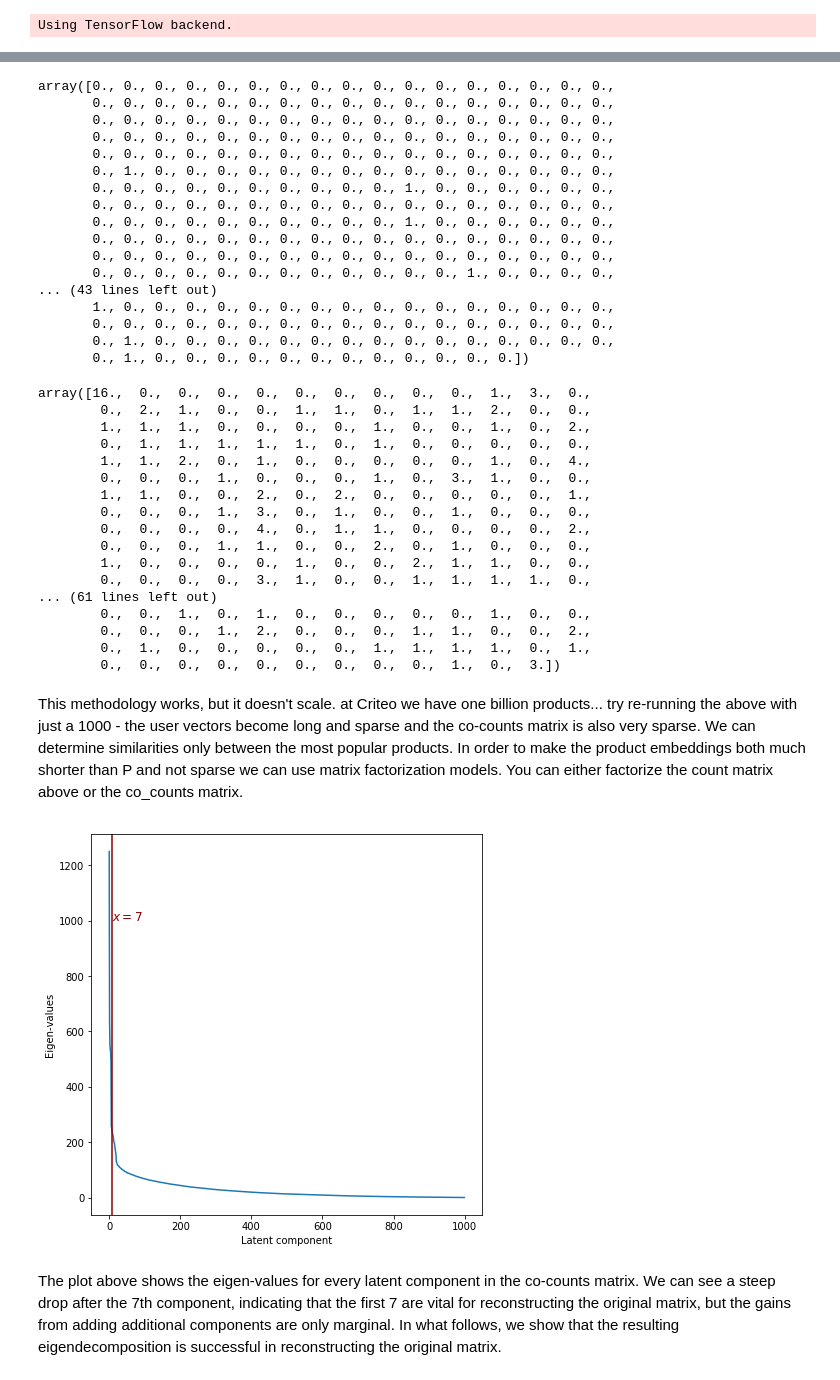
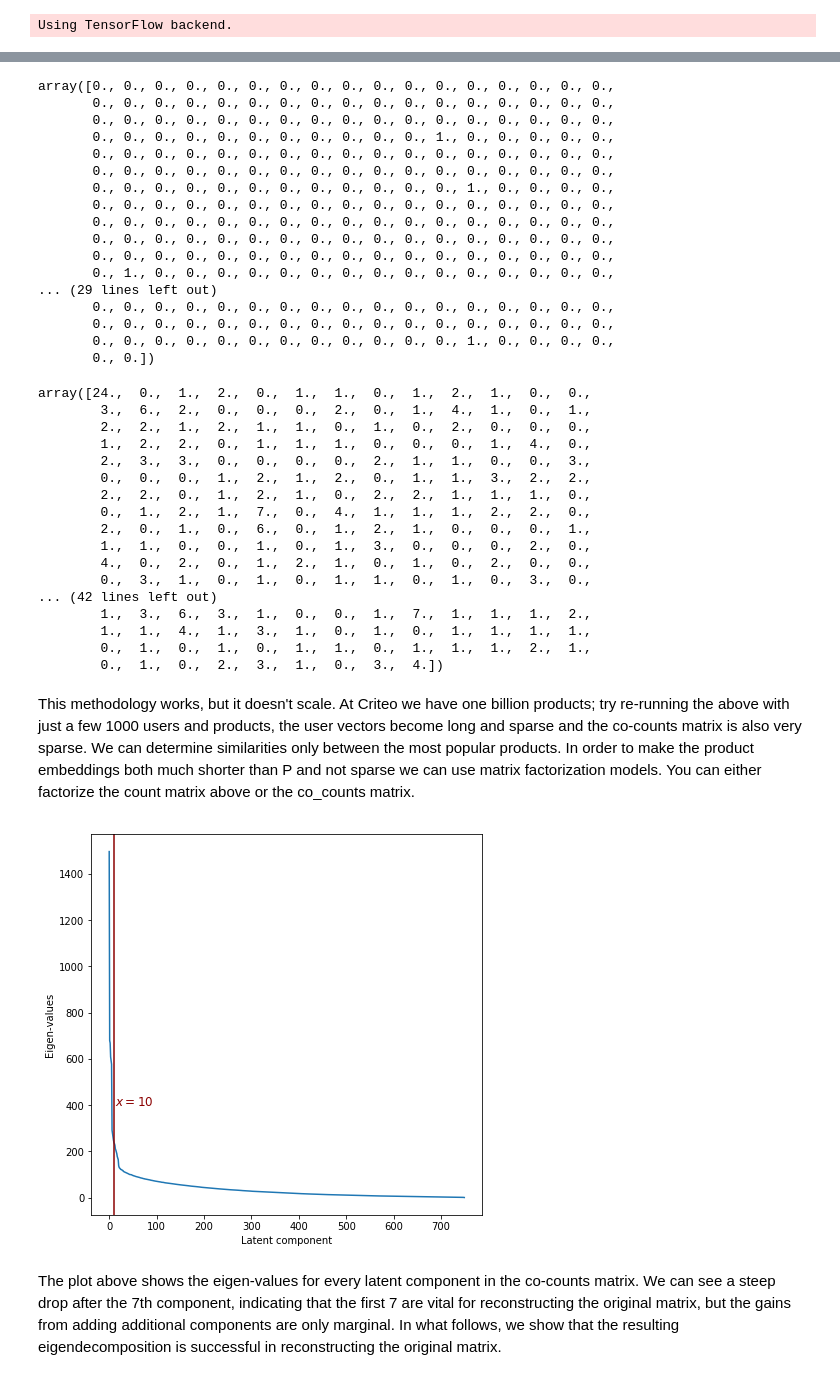
Before and after one commit to criteo-research/reco-gym, a Jupyter notebook: Bandit Feedback - evaluate organic model with bandit signal.ipynb, the cells around one changed output, grey strips where cells are left out. Drawn from its saved outputs; the diff is of its cells as text; code cells hidden in the pictures.

```diff
--- a/Bandit Feedback - evaluate organic model with bandit signal.ipynb
+++ b/Bandit Feedback - evaluate organic model with bandit signal.ipynb
@@ -49,14 +49,14 @@ import numpy as np
 # env_0_args is a dictionary of default parameters (i.e. number of products)
 from reco_gym import env_1_args, Configuration
 
-P = 1000 # Number of Products
+P = 750 # Number of Products
 U = 2000 # Number of Users
 
 # You can overwrite environment arguments here:
 env_1_args['random_seed'] = 42
 env_1_args['num_products']= P
 env_1_args['phi_var']=0.0
-env_1_args['number_of_flips']=50
+env_1_args['number_of_flips']=350
 env_1_args['sigma_mu_organic'] = 0.0
 env_1_args['sigma_omega']=0
 # Initialize the gym for the first time by calling .make() and .init_gym()
@@ -105,22 +105,22 @@ for u in range(U):
 counts[0,:]
 # %% [output]
 array([0., 0., 0., 0., 0., 0., 0., 0., 0., 0., 0., 0., 0., 0., 0., 0., 0.,
+       0., 0., 0., 0., 0., 0., 0., 0., 0., 0., 0., 0., 0., 0., 0., 0., 0.,
+       0., 0., 0., 0., 0., 0., 0., 0., 0., 0., 0., 0., 0., 0., 0., 0., 0.,
+       0., 0., 0., 0., 0., 0., 0., 0., 0., 0., 0., 1., 0., 0., 0., 0., 0.,
+       0., 0., 0., 0., 0., 0., 0., 0., 0., 0., 0., 0., 0., 0., 0., 0., 0.,
+       0., 0., 0., 0., 0., 0., 0., 0., 0., 0., 0., 0., 0., 0., 0., 0., 0.,
+       0., 0., 0., 0., 0., 0., 0., 0., 0., 0., 0., 0., 1., 0., 0., 0., 0.,
        0., 0., 0., 0., 0., 0., 0., 0., 0., 0., 0., 0., 0., 0., 0., 0., 0.,
        0., 0., 0., 0., 0., 0., 0., 0., 0., 0., 0., 0., 0., 0., 0., 0., 0.,
        0., 0., 0., 0., 0., 0., 0., 0., 0., 0., 0., 0., 0., 0., 0., 0., 0.,
        0., 0., 0., 0., 0., 0., 0., 0., 0., 0., 0., 0., 0., 0., 0., 0., 0.,
        0., 1., 0., 0., 0., 0., 0., 0., 0., 0., 0., 0., 0., 0., 0., 0., 0.,
-       0., 0., 0., 0., 0., 0., 0., 0., 0., 0., 1., 0., 0., 0., 0., 0., 0.,
-       0., 0., 0., 0., 0., 0., 0., 0., 0., 0., 0., 0., 0., 0., 0., 0., 0.,
-       0., 0., 0., 0., 0., 0., 0., 0., 0., 0., 1., 0., 0., 0., 0., 0., 0.,
+... (29 lines left out)
        0., 0., 0., 0., 0., 0., 0., 0., 0., 0., 0., 0., 0., 0., 0., 0., 0.,
        0., 0., 0., 0., 0., 0., 0., 0., 0., 0., 0., 0., 0., 0., 0., 0., 0.,
        0., 0., 0., 0., 0., 0., 0., 0., 0., 0., 0., 0., 1., 0., 0., 0., 0.,
-... (43 lines left out)
-       1., 0., 0., 0., 0., 0., 0., 0., 0., 0., 0., 0., 0., 0., 0., 0., 0.,
-       0., 0., 0., 0., 0., 0., 0., 0., 0., 0., 0., 0., 0., 0., 0., 0., 0.,
-       0., 1., 0., 0., 0., 0., 0., 0., 0., 0., 0., 0., 0., 0., 0., 0., 0.,
-       0., 1., 0., 0., 0., 0., 0., 0., 0., 0., 0., 0., 0., 0.])
+       0., 0.])
 # %%
 # Binarise counts
 counts_above_zero = 1.*(counts>0) # above zero counts only
@@ -130,25 +130,25 @@ co_counts = np.matmul(counts_above_zero.T,counts_above_zero)
 # a product might be summarised by the P length vector of its co-counts, e.g. for product 0
 co_counts[0,:]
 # %% [output]
-array([16.,  0.,  0.,  0.,  0.,  0.,  0.,  0.,  0.,  0.,  1.,  3.,  0.,
-        0.,  2.,  1.,  0.,  0.,  1.,  1.,  0.,  1.,  1.,  2.,  0.,  0.,
-        1.,  1.,  1.,  0.,  0.,  0.,  0.,  1.,  0.,  0.,  1.,  0.,  2.,
-        0.,  1.,  1.,  1.,  1.,  1.,  0.,  1.,  0.,  0.,  0.,  0.,  0.,
-        1.,  1.,  2.,  0.,  1.,  0.,  0.,  0.,  0.,  0.,  1.,  0.,  4.,
-        0.,  0.,  0.,  1.,  0.,  0.,  0.,  1.,  0.,  3.,  1.,  0.,  0.,
-        1.,  1.,  0.,  0.,  2.,  0.,  2.,  0.,  0.,  0.,  0.,  0.,  1.,
-        0.,  0.,  0.,  1.,  3.,  0.,  1.,  0.,  0.,  1.,  0.,  0.,  0.,
-        0.,  0.,  0.,  0.,  4.,  0.,  1.,  1.,  0.,  0.,  0.,  0.,  2.,
-        0.,  0.,  0.,  1.,  1.,  0.,  0.,  2.,  0.,  1.,  0.,  0.,  0.,
-        1.,  0.,  0.,  0.,  0.,  1.,  0.,  0.,  2.,  1.,  1.,  0.,  0.,
-        0.,  0.,  0.,  0.,  3.,  1.,  0.,  0.,  1.,  1.,  1.,  1.,  0.,
-... (61 lines left out)
-        0.,  0.,  1.,  0.,  1.,  0.,  0.,  0.,  0.,  0.,  1.,  0.,  0.,
-        0.,  0.,  0.,  1.,  2.,  0.,  0.,  0.,  1.,  1.,  0.,  0.,  2.,
-        0.,  1.,  0.,  0.,  0.,  0.,  0.,  1.,  1.,  1.,  1.,  0.,  1.,
-        0.,  0.,  0.,  0.,  0.,  0.,  0.,  0.,  0.,  1.,  0.,  3.])
+array([24.,  0.,  1.,  2.,  0.,  1.,  1.,  0.,  1.,  2.,  1.,  0.,  0.,
+        3.,  6.,  2.,  0.,  0.,  0.,  2.,  0.,  1.,  4.,  1.,  0.,  1.,
+        2.,  2.,  1.,  2.,  1.,  1.,  0.,  1.,  0.,  2.,  0.,  0.,  0.,
+        1.,  2.,  2.,  0.,  1.,  1.,  1.,  0.,  0.,  0.,  1.,  4.,  0.,
+        2.,  3.,  3.,  0.,  0.,  0.,  0.,  2.,  1.,  1.,  0.,  0.,  3.,
+        0.,  0.,  0.,  1.,  2.,  1.,  2.,  0.,  1.,  1.,  3.,  2.,  2.,
+        2.,  2.,  0.,  1.,  2.,  1.,  0.,  2.,  2.,  1.,  1.,  1.,  0.,
+        0.,  1.,  2.,  1.,  7.,  0.,  4.,  1.,  1.,  1.,  2.,  2.,  0.,
+        2.,  0.,  1.,  0.,  6.,  0.,  1.,  2.,  1.,  0.,  0.,  0.,  1.,
+        1.,  1.,  0.,  0.,  1.,  0.,  1.,  3.,  0.,  0.,  0.,  2.,  0.,
+        4.,  0.,  2.,  0.,  1.,  2.,  1.,  0.,  1.,  0.,  2.,  0.,  0.,
+        0.,  3.,  1.,  0.,  1.,  0.,  1.,  1.,  0.,  1.,  0.,  3.,  0.,
+... (42 lines left out)
+        1.,  3.,  6.,  3.,  1.,  0.,  0.,  1.,  7.,  1.,  1.,  1.,  2.,
+        1.,  1.,  4.,  1.,  3.,  1.,  0.,  1.,  0.,  1.,  1.,  1.,  1.,
+        0.,  1.,  0.,  1.,  0.,  1.,  1.,  0.,  1.,  1.,  1.,  2.,  1.,
+        0.,  1.,  0.,  2.,  3.,  1.,  0.,  3.,  4.])
 # %% [markdown]
-This methodology works, but it doesn't scale.  at Criteo we have one billion products... try re-running the above with just a 1000 - the user vectors become long and sparse and the co-counts matrix is also very sparse.  We can determine similarities only between the most popular products.  In order to make the product embeddings both much shorter than P and not sparse we can use matrix factorization models.  You can either factorize the count matrix above or the co_counts matrix.
+This methodology works, but it doesn't scale.  At Criteo we have one billion products; try re-running the above with just a few 1000 users and products, the user vectors become long and sparse and the co-counts matrix is also very sparse.  We can determine similarities only between the most popular products.  In order to make the product embeddings both much shorter than P and not sparse we can use matrix factorization models.  You can either factorize the count matrix above or the co_counts matrix.
 # %%
 # Compute eigen-values and vectors, sort eigen-values in descending order
 w,v = np.linalg.eig(co_counts)
@@ -158,14 +158,14 @@ w=np.real(w[idx])
 # %%
 # Plot eigen-values for every latent component too see the added value for every component
 fig, ax = plt.subplots()
 plt.plot(w)
-plt.axvline(7, color= 'darkred')
-plt.text(9,1000, '$x = 7$', fontsize = 12, color = 'darkred')
+plt.axvline(10, color= 'darkred')
+plt.text(12, 400 , '$x = 10$', fontsize = 12, color = 'darkred')
 plt.xlabel('Latent component')
 plt.ylabel('Eigen-values')
 plt.show()
 # %% [output]
-[figure, old version]
+[figure, new version]
 # %% [markdown]
 The plot above shows the eigen-values for every latent component in the co-counts matrix.
 We can see a steep drop after the 7th component, indicating that the first 7 are vital for reconstructing the original matrix, but the gains from adding additional components are only marginal.
```
Also changed, not shown: parts of 26 cells of this notebook.
